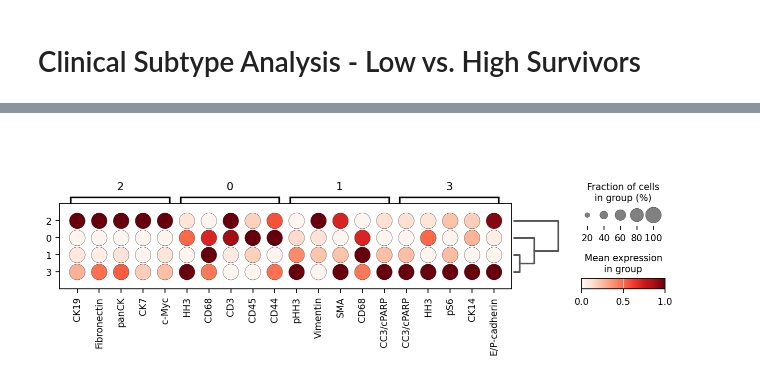
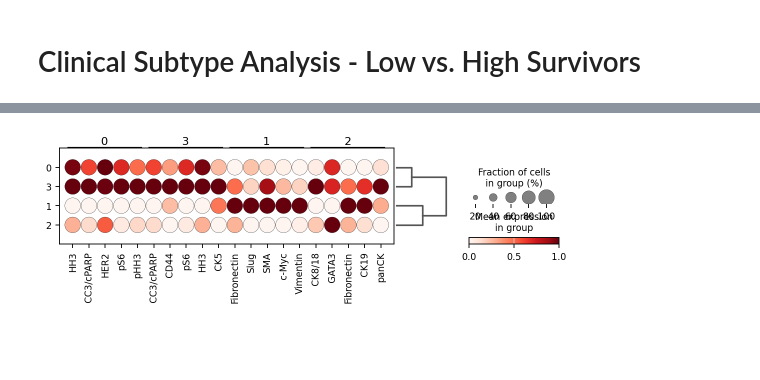
Before and after one commit to saezlab/GNNClinicalOutcomePrediction, a Jupyter notebook: bin/embedding_clustering_JacksonFischer.ipynb, the cells around one changed output, grey strips where cells are left out. Drawn from its saved outputs; the diff is of its cells as text; code cells hidden in the pictures; blank space fills up the shorter version.

```diff
--- a/bin/embedding_clustering_JacksonFischer.ipynb
+++ b/bin/embedding_clustering_JacksonFischer.ipynb
@@ -24,8 +25,9 @@ sc.set_figure_params(scanpy=True, facecolor="white", dpi=80, dpi_save=300)
 # Read json file
 # exp_name = "GATV2_NegativeLogLikelihood_month_04-12-2023"
 # job_id = "fombnNMthdocYhDPmAjaBQ"
-exp_name = "JacksonFischer_Final"
-job_id = "Q35QNYtJGirq4yCX3KzaKQ"
+exp_name = "JacksonFischer"
+dataset_name = "JacksonFischer"
+job_id = "2mYvWJwUarIJkw0vvUbl3Q"
 PLT_PATH = f"../plots/analysis/{exp_name}_{job_id}"
 Path(PLT_PATH).mkdir(parents=True, exist_ok=True)
 device =  custom_tools.get_device()
@@ -38,10 +40,10 @@ deg = None
 if "PNA" in exp_name:
     deg = custom_tools.load_pickle(f"../models/{exp_name}/{job_id}_deg.pckl")
 model = custom_tools.load_model(f"{job_id}_SD", path = f"../models/{exp_name}", model_type = "SD", args = args, deg=deg, device=device)
-dataset = TissueDataset(os.path.join("../data/JacksonFischer", "month"),  "month")
+dataset = TissueDataset(os.path.join(f"../data/{dataset_name}", "month"),  "month")
 
 # Read the explanations adata
-adata_exp = sc.read_h5ad(f"../data/out_data/adatafiles/JacksonFischer_{exp_name}_{job_id}_concatenated_explanations.h5ad")
+adata_exp = sc.read_h5ad(f"../data/out_data/adatafiles/{exp_name}_{job_id}_concatenated_explanations.h5ad")
 adata_exp.obs_names_make_unique()
 
 # for mod in model.modules():
@@ -73,6 +75,7 @@ adata_emb = ad.AnnData(embedding_arr)
 adata_emb.var_names = [f"emb_{i}" for i in range(embedding_arr.shape[1])]
 adata_emb.obs_names = img_id_list
 adata_emb.obs["img_id"] = img_id_list
+adata_emb.obs["img_id"] = adata_emb.obs["img_id"].astype("category")
 adata_emb.obs["osmonth"] = osmonth_lst
 adata_emb.obs["p_id"] = pid_list
 adata_emb.obs["clinical_type"] = clinical_type_lst
@@ -199,7 +353,8 @@ plt.savefig(os.path.join(PLT_PATH, "jacksonfisher_psedu_imp_lowsurv_dotplot.pdf"
 # %% [markdown]
 <h1>Clinical Subtype Analysis - Low vs. High Survivors</h1>
 # %%
-adata_emb_clinical_subtype = adata_emb[adata_emb.obs["clinical_type"]=="HR+HER2-",:].copy()
+clinical_type = "HR+HER2-"
+adata_emb_clinical_subtype = adata_emb[adata_emb.obs["clinical_type"]==clinical_type,:].copy()
 upper_quartile = int(np.quantile(adata_emb_clinical_subtype.obs["osmonth"], 0.75))
 lower_quartile = int(np.quantile(adata_emb_clinical_subtype.obs["osmonth"], 0.25))
 
@@ -209,25 +364,26 @@ adata_emb_clinical_subtype.obs["low_surv"]="0"
 adata_emb_clinical_subtype.obs.loc[adata_emb_clinical_subtype.obs["osmonth"]>upper_quartile, "high_surv" ] = "1"
 adata_emb_clinical_subtype.obs.loc[adata_emb_clinical_subtype.obs["osmonth"]<lower_quartile, "low_surv" ] = "1"
 # %%
-sc.tl.pca(adata_emb_clinical_subtype, svd_solver='arpack', random_state=0)
+sc.tl.pca(adata_emb_clinical_subtype, svd_solver='arpack', random_state=42)
 sc.pp.neighbors(adata_emb_clinical_subtype)
 sc.tl.umap(adata_emb_clinical_subtype)
 
-sc.tl.leiden(adata_emb_clinical_subtype, resolution=0.1, key_added = "leiden_HR+HER2-")
+sc.tl.leiden(adata_emb_clinical_subtype, resolution=0.1, key_added = f"leiden_{clinical_type}")
 
 color_dict = dict()
 map = sns.palettes.get_colormap("tab20")
 color_dict = dict()
 
-for ind, clust_index in enumerate(adata_emb_clinical_subtype.obs["leiden_HR+HER2-"].cat.categories):
+for ind, clust_index in enumerate(adata_emb_clinical_subtype.obs[f"leiden_{clinical_type}"].cat.categories):
     color_dict[clust_index] = cmap.colors[ind]
-
-sc.pl.umap(adata_emb_clinical_subtype, show=False, color=["osmonth", "tumor_grade", "clinical_type"])
-plt.savefig(os.path.join(PLT_PATH, "jacksonfisher_clinicalsubtype_embedding_umap.pdf"), dpi=300)
+rcParams['figure.figsize']=(15,10)
+sc.pl.umap(adata_emb_clinical_subtype, size=500, color=["osmonth", "tumor_grade", "clinical_type"])
+plt.savefig(os.path.join(PLT_PATH, f"{dataset_name}_{clinical_type}_embedding_umap.pdf"), dpi=300)
 plt.clf()
-sc.pl.umap(adata_emb_clinical_subtype,  show=False, color="leiden_HR+HER2-", palette=color_dict, legend_loc = 'on data')
-plt.savefig(os.path.join(PLT_PATH, "jacksonfisher_clinicalsubtype_embedding_clust_umap.pdf"), dpi=300)
+rcParams['figure.figsize']=(10,8)
+sc.pl.umap(adata_emb_clinical_subtype, color=f"leiden_{clinical_type}", palette=color_dict, legend_loc = 'on data')
+plt.savefig(os.path.join(PLT_PATH, f"{dataset_name}_{clinical_type}_embedding_clust_umap.pdf"), dpi=300)
 plt.clf()
-sns.boxplot(data=adata_emb_clinical_subtype.obs, x="leiden_HR+HER2-", y="osmonth", showfliers = False, palette= color_dict)
-plt.savefig(os.path.join(PLT_PATH, "jacksonfisher_clinicalsubtype_embedding_boxplot.pdf"), dpi=300)
+sns.boxplot(data=adata_emb_clinical_subtype.obs, x=f"leiden_{clinical_type}", y="osmonth", showfliers = False, palette= color_dict)
+plt.savefig(os.path.join(PLT_PATH, f"{dataset_name}_{clinical_type}_embedding_boxplot.pdf"), dpi=300)
 # %% [output]
@@ -236,16 +394,18 @@ plt.savefig(os.path.join(PLT_PATH, "jacksonfisher_clinicalsubtype_embedding_boxp
 # %%
 pdata_clinical_subtype = pdata_imp[pdata_imp.obs_names.isin(adata_emb_clinical_subtype.obs_names),:].copy()
 
-pdata_clinical_subtype.obs["leiden_HR+HER2-"] = adata_emb_clinical_subtype.obs["leiden_HR+HER2-"]
+pdata_clinical_subtype.obs[f"leiden_{clinical_type}"] = adata_emb_clinical_subtype.obs[f"leiden_{clinical_type}"]
 pdata_clinical_subtype.obsm["X_umap"] = adata_emb_clinical_subtype.obsm["X_umap"]
 
-sc.tl.rank_genes_groups(pdata_clinical_subtype, groupby=f"leiden_HR+HER2-", method='wilcoxon', key_added = f"wilcoxon_HR+HER2-")
+sc.tl.rank_genes_groups(pdata_clinical_subtype, groupby=f"leiden_{clinical_type}", method='wilcoxon', key_added = f"wilcoxon_{clinical_type}")
 plt.rcParams.update({'font.size': 10})
 plt.rcParams.update({'axes.labelsize' : 10})
-sc.pl.rank_genes_groups_dotplot(pdata_clinical_subtype, n_genes=5, standard_scale='var', key=f"wilcoxon_HR+HER2-", show=False, groupby="leiden_HR+HER2-")
-plt.savefig(os.path.join(PLT_PATH, "jacksonfisher_psedu_imp_clinical_subtype__dotplot.pdf"), dpi=300)
+sc.pl.rank_genes_groups_dotplot(pdata_clinical_subtype, n_genes=5, standard_scale='var', key=f"wilcoxon_{clinical_type}",  figsize = (8,12),  show=False, groupby=f"leiden_{clinical_type}")
+plt.tight_layout()
+plt.gcf().subplots_adjust(top = 0.60, bottom=0.50)
+plt.savefig(os.path.join(PLT_PATH, f"{dataset_name}_psedu_imp_{clinical_type}_dotplot.pdf"), dpi=300)
 # %% [output]
-[figure, old version]
+[figure, new version]
 # %%
 import scipy.stats as stats
 # %%
```
Also changed, not shown: parts of 15 cells of this notebook, 1 other file.
